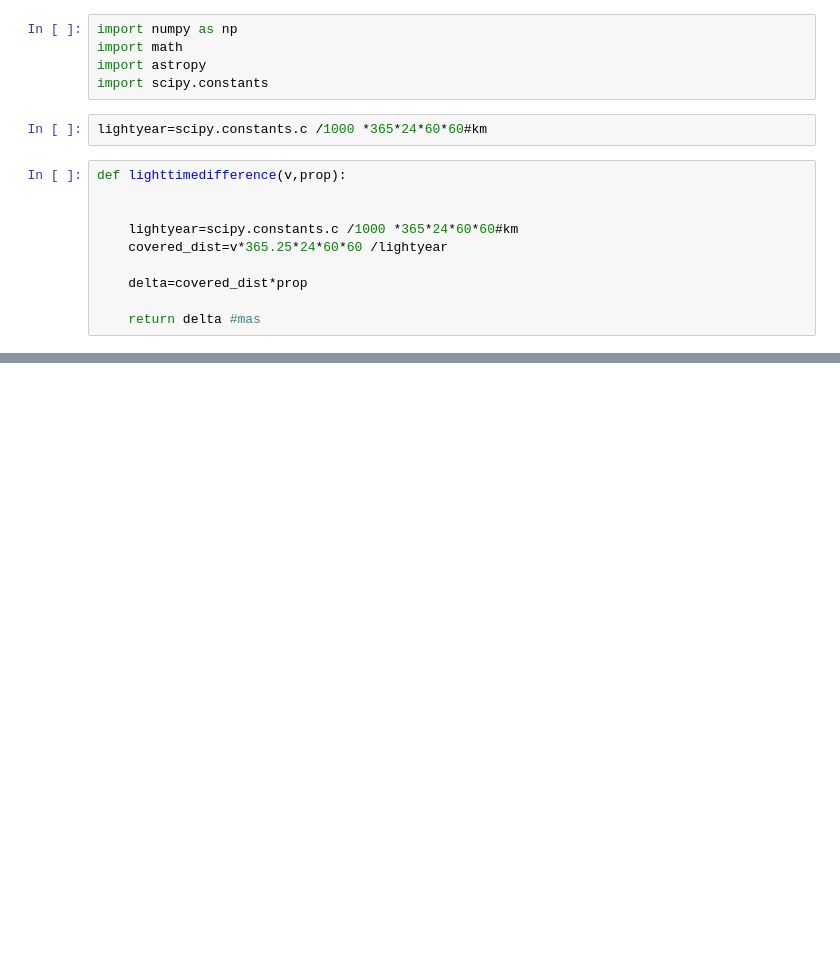
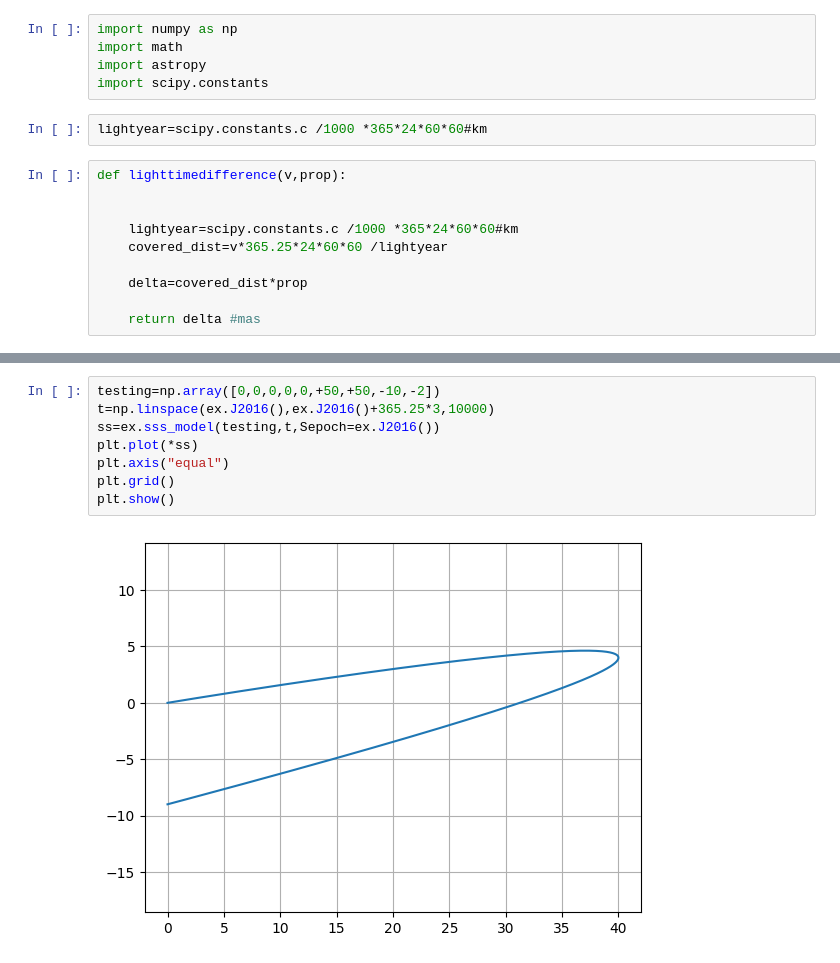
Before and after one commit to TSchiwy/ExTRA, a Jupyter notebook: effect_calc.ipynb, the cells around one changed output, grey strips where cells are left out. Drawn from its saved outputs; the diff is of its cells as text; blank space fills up the shorter version.

```diff
--- a/effect_calc.ipynb
+++ b/effect_calc.ipynb
@@ -30,0 +53,10 @@ propmotion_asc=1000#mas/yr
+# %%
+testing=np.array([0,0,0,0,0,+50,+50,-10,-2])
+t=np.linspace(ex.J2016(),ex.J2016()+365.25*3,10000)
+ss=ex.sss_model(testing,t,Sepoch=ex.J2016())
+plt.plot(*ss)
+plt.axis("equal")
+plt.grid()
+plt.show()
+# %% [output]
+[figure, added]
```
Also changed, not shown: parts of 5 cells of this notebook, 3 other files.
